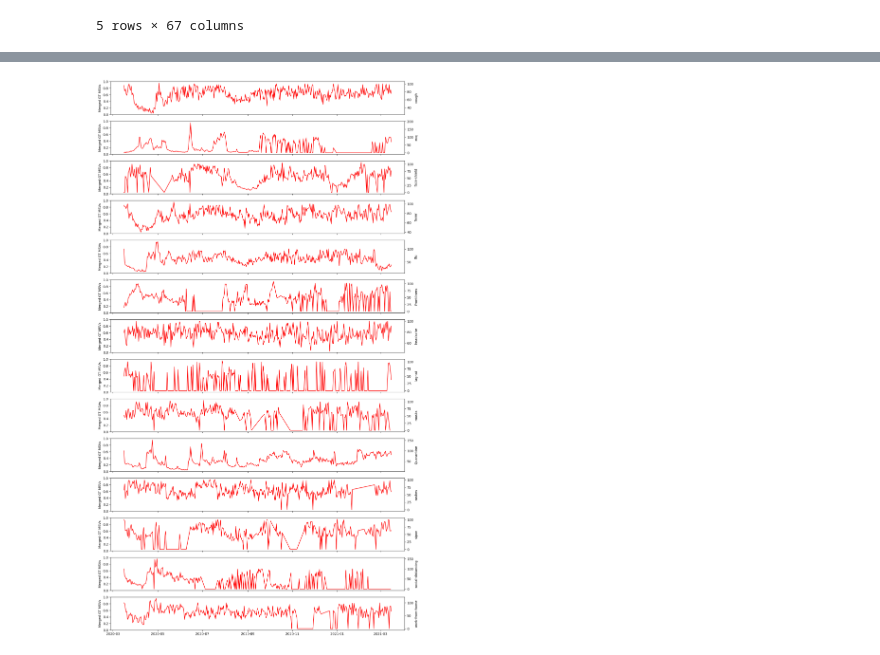
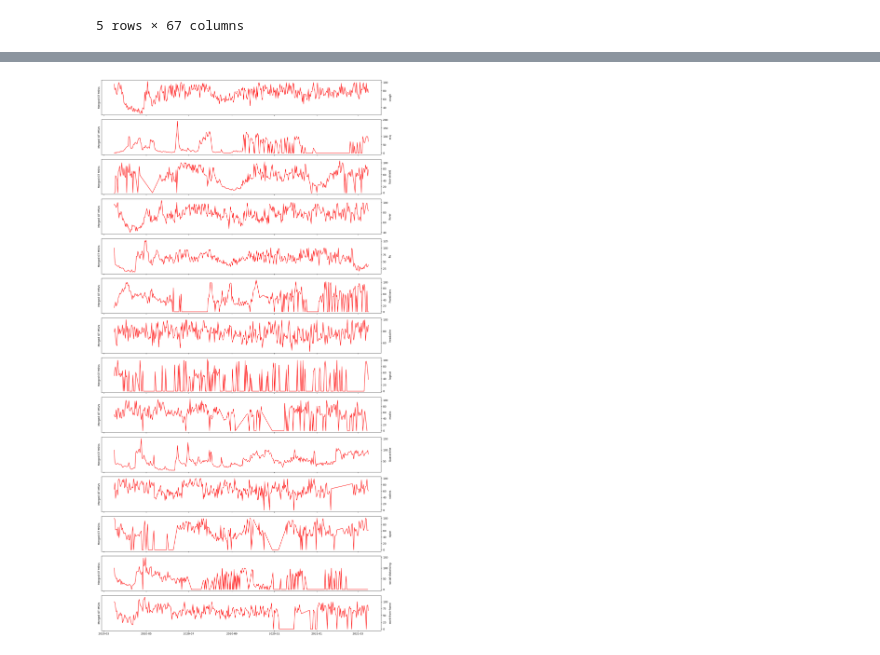
Before and after one commit to chesches02/-Thesis-Infodemiology-GT, a Jupyter notebook: covid-19-google-trends-network/scripts/graphics/manuscript_Figure02_graph_merged_GT_vs_US_cases.ipynb, the cells around one changed output, grey strips where cells are left out. Cells and saved outputs as stored; diff of their text form; code cells hidden in the pictures.

Commit message:
updated graph merged gt

```diff
--- a/covid-19-google-trends-network/scripts/graphics/manuscript_Figure02_graph_merged_GT_vs_US_cases.ipynb
+++ b/covid-19-google-trends-network/scripts/graphics/manuscript_Figure02_graph_merged_GT_vs_US_cases.ipynb
@@ -77,42 +77,47 @@ fig, axes = plt.subplots(nrows=14, sharex='all', figsize=(16, 30))
 
 for index in range(14):
     current_column = labels[index]
     current_column = current_column.replace("/", ".")
     current_label = labels[index]
 
     ax2 = axes[index].twinx()
 
-    ax2.set_ylabel(current_label)
     axes[index].set_ylabel('Merged GT MSVs')
 
-    sns.lineplot(data = df_trends, x = 'date', y = current_column, ax=ax2, color="r")
-    # sns.lineplot(data = df_cases_USA, x = "date", y = "new_cases", ax=axes[index])
-    #sns.lineplot(data = df_cases_USA, x = "date", y = "new_cases_smoothed", ax=axes[index])
+    # Hide y-axis ticks and labels for the main axes
+    axes[index].yaxis.set_ticks([])
+    axes[index].yaxis.set_ticklabels([])
+
+    sns.lineplot(data=df_trends, x='date', y=current_column, ax=ax2, color="r")
 
     for wave in waves:
         (wave_start, wave_end, label, color) = wave
 
         wave_start = date.fromisoformat(wave_start)
         wave_end = date.fromisoformat(wave_end)
 
         axes[index].axvspan(
-            xmin = wave_start, xmax = wave_end,
+            xmin=wave_start, xmax=wave_end,
             edgecolor="grey", linestyle="--", facecolor=color, alpha=0.5
         )
 
         if index == 0:
             adj_x = wave_start + ((wave_end - wave_start) / 2)
             adj_y = df_trends.iloc[:, 1].max()
 
-            ax2.annotate(
-                " " * 3 + label, rotation=90,
-                xy=(adj_x, adj_y),
-                xycoords = 'data',
-                horizontalalignment='left', verticalalignment='bottom'
-            )
+            # Annotation code is commented out, kept for reference
+            # ax2.annotate(
+            #     " " * 3 + label, rotation=90,
+            #     xy=(adj_x, adj_y),
+            #     xycoords='data',
+            #     horizontalalignment='left', verticalalignment='bottom'
+            # )
+
+# Adjust layout to prevent overlapping
+plt.tight_layout()
 
 plt.savefig('../../graphs/Merged-GT.Selected14.pdf', bbox_inches='tight')
 plt.savefig('../../graphs/Merged-GT.Selected14.png', bbox_inches='tight')
 plt.show()
 # %% [output]
-[figure, old version]
+[figure, new version]
```
Also changed, not shown: 2 other files.
